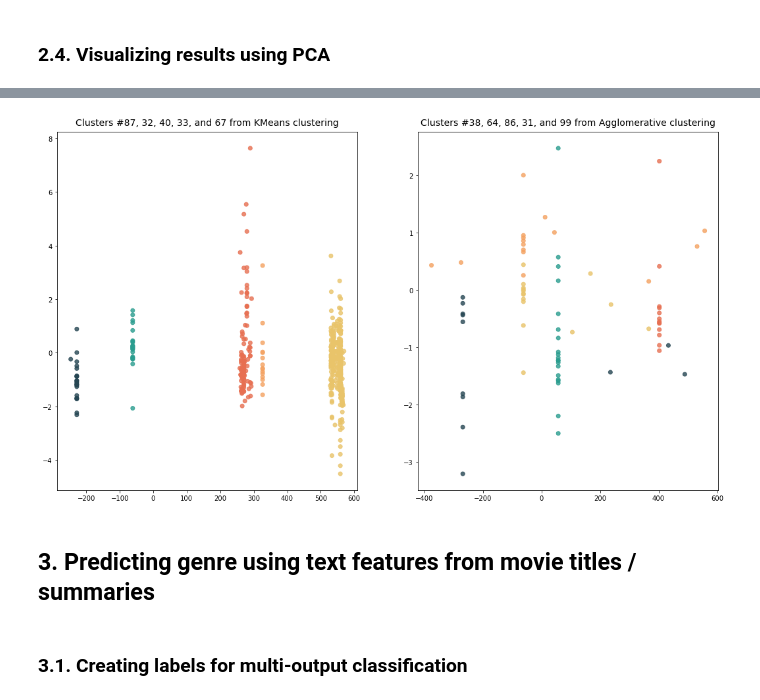
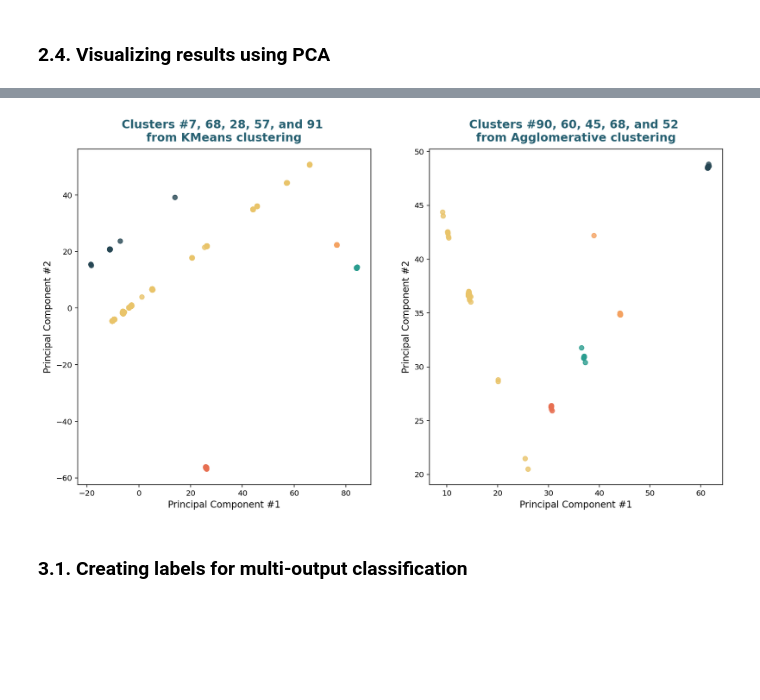
Before and after one commit to Marrrta/movie-mania, a Jupyter notebook: movie-topics.ipynb, the cells around one changed output, grey strips where cells are left out. Drawn from its saved outputs; the diff is of its cells as text; code cells hidden in the pictures; blank space fills up the shorter version.

```diff
--- a/movie-topics.ipynb
+++ b/movie-topics.ipynb
@@ -218,7 +224,7 @@ Based on a review of several random samples, the algorithm put together movies w
 Since the centroid-based K-Means algorithm had some trouble grouping movies into meaningful clusters, maybe the density-based DBSCAN can do better?
 # %%
 db = DBSCAN()
-db.fit(sample_data.iloc[:,:-2])
+db.fit(sample_data.iloc[:,:-1])
 
 sample_data['db_cluster'] = db.labels_
 sample_data['db_cluster'].value_counts()
@@ -237,7 +243,7 @@ Evidently, the examined features offer no groupings of movies that demonstrate r
 # %%
 agg = AgglomerativeClustering(n_clusters = 100)
 
-agg.fit(sample_data.iloc[:,:-3])
+agg.fit(sample_data.iloc[:,:-2])
 
 sample_data['agg_cluster'] = agg.labels_
 #sample_data['agg_cluster'].value_counts()
@@ -283,6 +289,6 @@ It seems like the smaller clusters are fairly coherent, and perhaps built on a m
 ### 2.4. Visualizing results using PCA
 # %%
 pca = PCA(n_components=2)
-pcmps = pca.fit_transform(sample_data.iloc[:,:-3])
+pcmps = pca.fit_transform(sample_data.iloc[:,:-2])
 sample_data['pc1'] = pcmps[:,0]
 sample_data['pc2'] = pcmps[:,1]
@@ -305,7 +300,9 @@ def plot_five_clusters(column, cluster1, cluster2, cluster3, cluster4, cluster5)
     method = {}
     method['km100_cluster'] = 'KMeans'
     method['agg_cluster'] = 'Agglomerative'
-    plt.title(f"Clusters #{cluster1}, {cluster2}, {cluster3}, {cluster4}, and {cluster5} from {method[column]} clustering", fontdict = {"color": 'black', 'fontsize': 14, 'fontweight': 5}, pad = 10)
+    plt.title(f"Clusters #{cluster1}, {cluster2}, {cluster3}, {cluster4}, and {cluster5} \nfrom {method[column]} clustering", fontdict = {"color": '#245D6E', 'fontsize': 15, 'fontweight': 'bold'}, pad = 10)
     plt.scatter(subset['pc1'], subset['pc2'], c=subset['color'], alpha = 0.8)
+    plt.xlabel('Principal Component #1', fontdict = {'fontsize': 12})
+    plt.ylabel('Principal Component #2', fontdict = {'fontsize': 12})
     #plt.savefig('./post-dsi/NLP_movie-topics/vis_clusters.png', pad_inches = 0.2)
     #plt.show()
@@ -312,14 +313,12 @@ def plot_five_clusters(column, cluster1, cluster2, cluster3, cluster4, cluster5)
 # %%
-plt.figure(figsize=(18,10))
+plt.figure(figsize=(15,8))
 plt.subplot(1,2,1)
-plot_five_clusters('km100_cluster', 87, 32, 40, 33, 67)
+plot_five_clusters('km100_cluster', 7, 68, 28, 57, 91)
 plt.subplot(1,2,2)
-plot_five_clusters('agg_cluster', 38, 64, 86, 31, 99);
+plot_five_clusters('agg_cluster', 90, 60, 45, 68, 52);
 plt.savefig('./post-dsi/NLP_movie-topics/KM_vs_Agg.png')
 # %% [output]
-[figure, old version]
+[figure, new version]
-# %% [markdown]
-## 3. Predicting genre using text features from movie titles / summaries
 # %% [markdown]
 ### 3.1. Creating labels for multi-output classification
 # %% [markdown]
```
Also changed, not shown: parts of 64 cells of this notebook, 3 other files.
